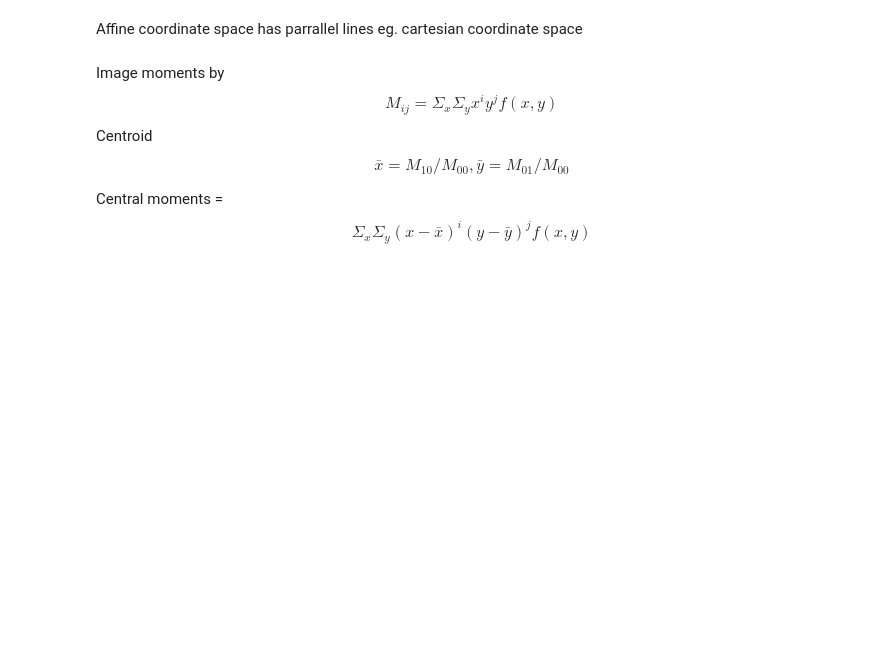
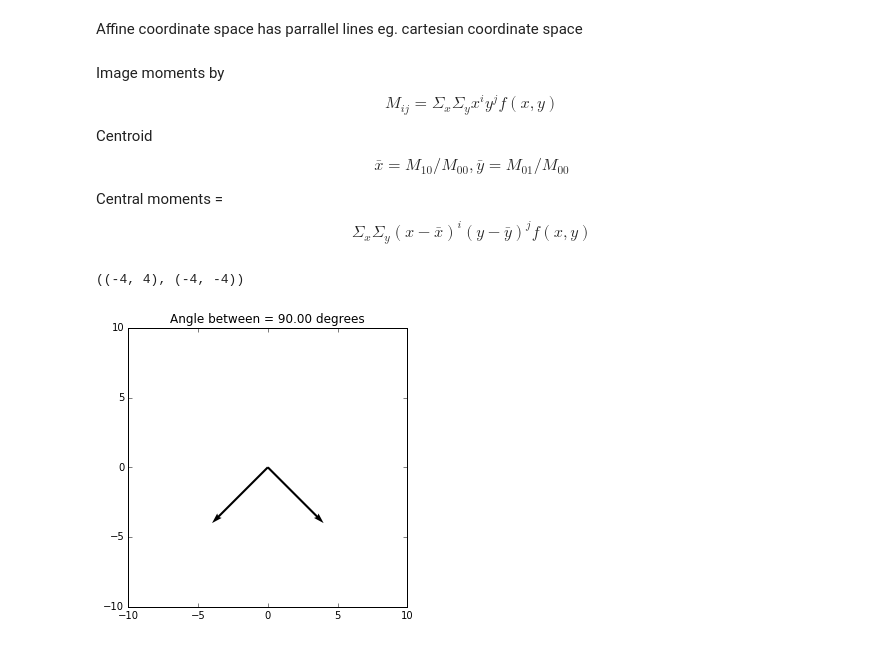
Before and after one commit to mattdns1006/Misc, a Jupyter notebook: pcaRotate.ipynb, the cells around one changed output. Saved outputs shown, nothing was run; the diff lists cells and outputs as text; code cells hidden in the pictures; blank space fills up the shorter version.

```diff
--- a/pcaRotate.ipynb
+++ b/pcaRotate.ipynb
@@ -15,4 +15,37 @@ Image moments by $$M_{ij} = \Sigma_x \Sigma_y x^{i} y^{j} f(x,y)$$
 Centroid $$\bar{x} = M_{10}/M_{00}, \bar{y} = M_{01}/M_{00}$$
 
 Central moments = $$ \Sigma_x \Sigma_y (x-\bar{x})^{i} (y-\bar{y})^{j} f(x,y) $$
+# %%
+def unit_vector(vector):
+    return vector / np.linalg.norm(vector)
+
+def angle_between(v1, v2):
+    """ Returns the angle in degrees between vectors 'v1' and 'v2' """
+    v1_u = unit_vector(v1)
+    v2_u = unit_vector(v2)
+    return np.degrees(np.arccos(np.clip(np.dot(v1_u, v2_u), -1.0, 1.0)))
+
+def totuple(a):
+    try:
+        return tuple(totuple(i) for i in a)
+    except TypeError:
+        return a
+# %%
+soa =np.array( [ [0,0,-4,-4], [0,0,4,-4]])
+X,Y,U,V = zip(*soa)
+print(U,V)
+fig = plt.figure()
+fig.set_size_inches(5, 5)
+
+ax = plt.gca()
+ax.quiver(X,Y,U,V,angles='xy',scale_units='xy',scale=1)
+ax.set_xlim([-10,10])
+ax.set_ylim([-10,10])
+angle = angle_between(U,V)
+plt.title("Angle between = {0:.2f} degrees".format(angle))
+plt.draw()
+plt.show()
+# %% [output]
+((-4, 4), (-4, -4))
+[figure, added]
 # %%
```
Also changed, not shown: parts of 3 cells of this notebook.
